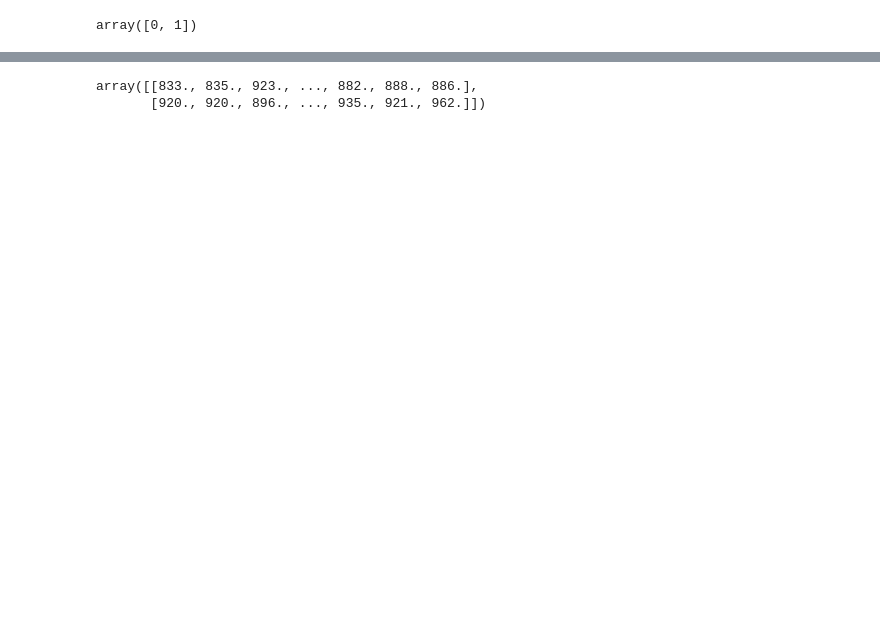
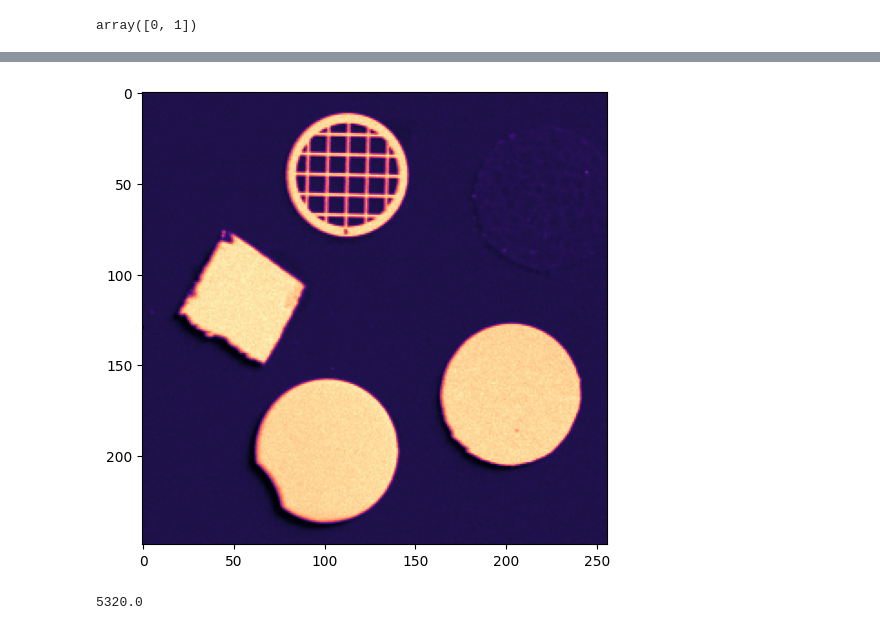
Before and after one commit to lachlanc61/ColourspecXFM, a Jupyter notebook: notebooks/deadtimes.ipynb, the cells around one changed output, grey strips where cells are left out. Cells and saved outputs as stored; diff of their text form; code cells hidden in the pictures; blank space fills up the shorter version.

```diff
--- a/notebooks/deadtimes.ipynb
+++ b/notebooks/deadtimes.ipynb
@@ -120,8 +93,19 @@ plt.colorbar(img, fraction=0.04346, pad=0.04)
+# %%
+fig = plt.figure(figsize=(6,6))
+
+ax = fig.add_subplot(111)
+
+sumimage = sum[0].reshape(YDIM,XDIM)
+
+img = ax.imshow(sumimage, cmap='magma')
+# %% [output]
+[figure, added]
 # %%
 sum.astype(float)
+
+sumimage[150,200]
 # %% [output]
-array([[833., 835., 923., ..., 882., 888., 886.],
-       [920., 920., 896., ..., 935., 921., 962.]])
+5320.0
 # %%
 fig = plt.figure(figsize=(8,4))
 
```
Also changed, not shown: parts of 6 cells of this notebook, 2 other files.
